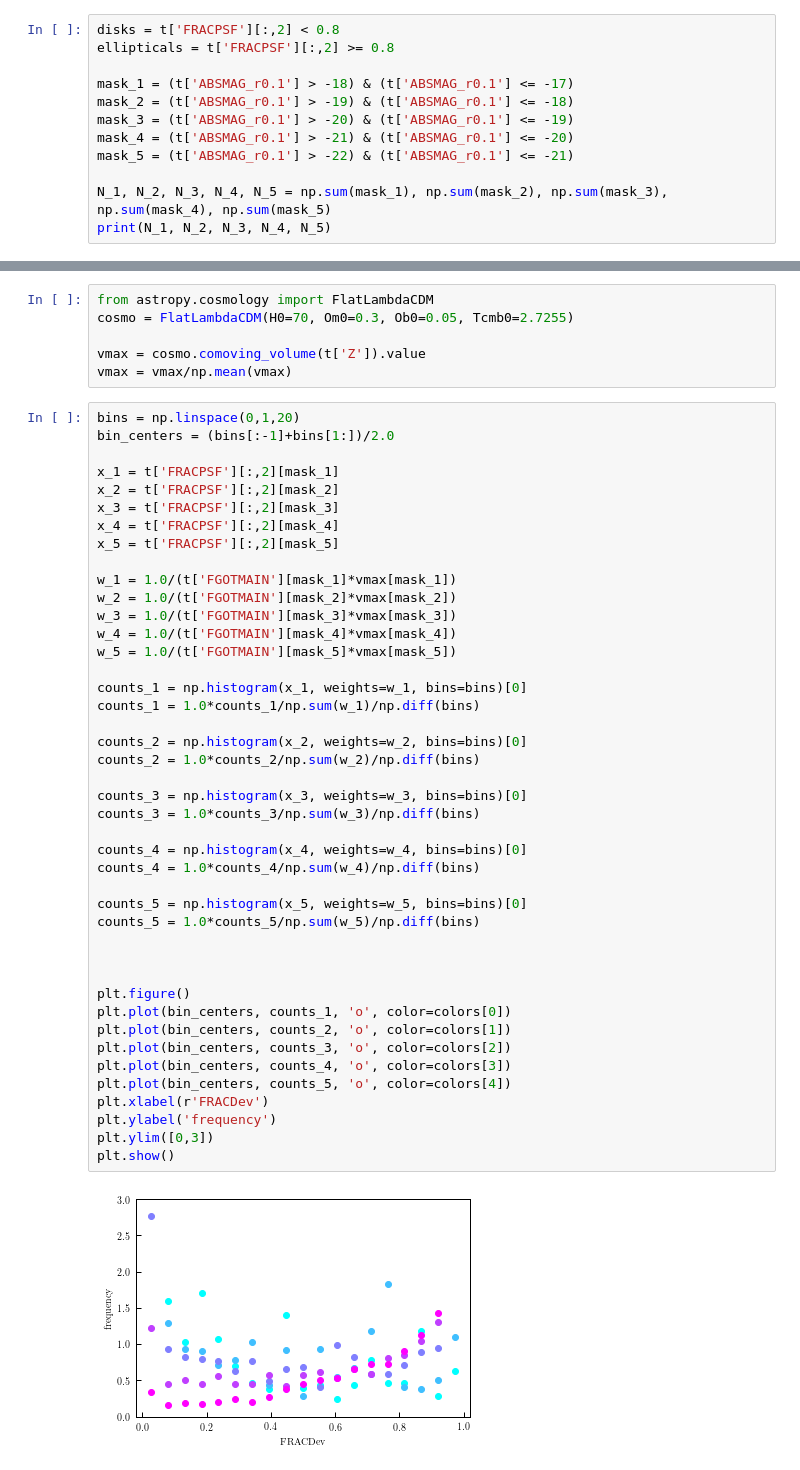
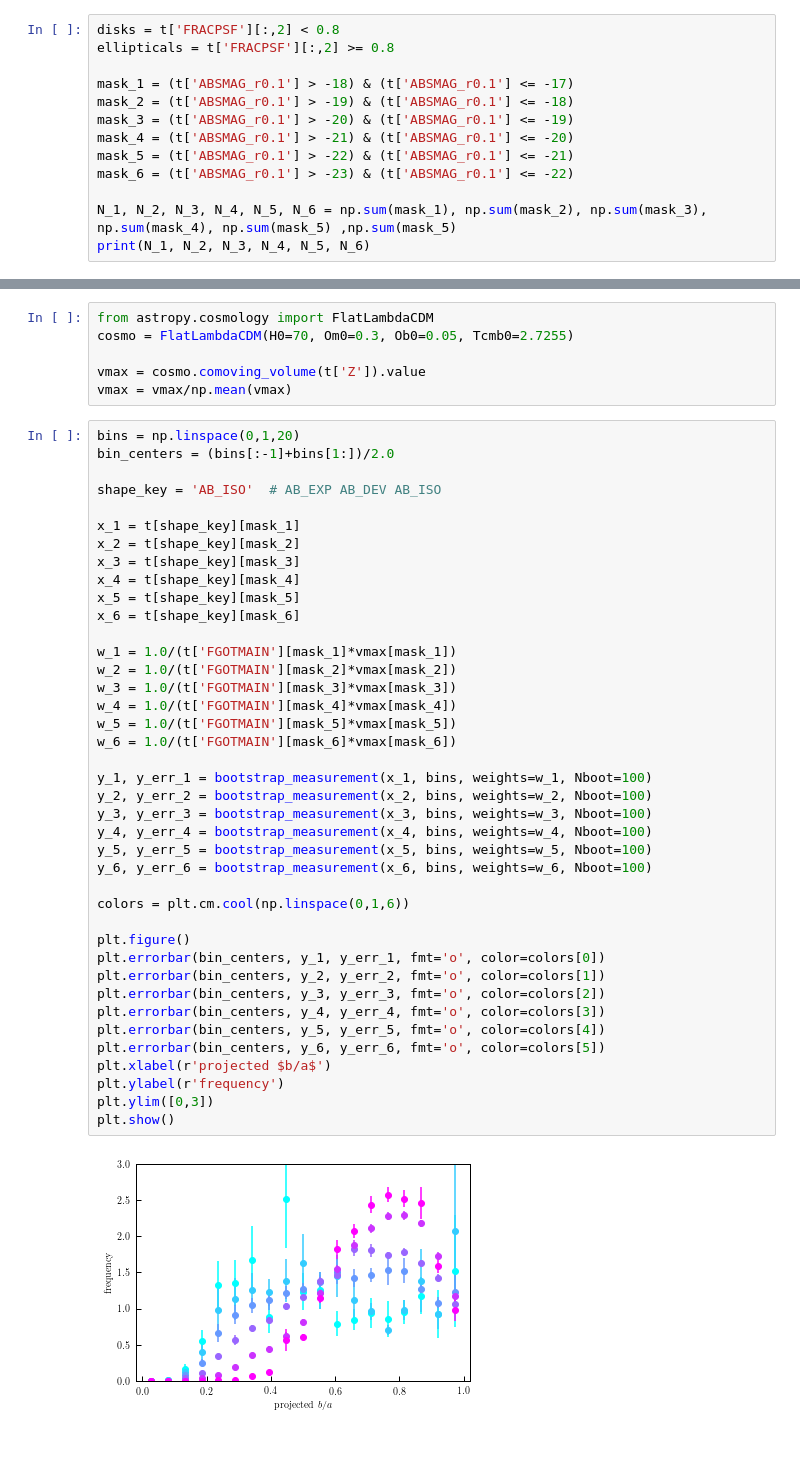
Before and after one commit to duncandc/galaxy_shapes, a Jupyter notebook: notebooks/sdss_shapes_analysis.ipynb, the cells around one changed output, grey strips where cells are left out. Drawn from its saved outputs; the diff is of its cells as text.

Commit message:
adding sdss shape measurements

```diff
--- a/notebooks/sdss_shapes_analysis.ipynb
+++ b/notebooks/sdss_shapes_analysis.ipynb
@@ -42,7 +42,8 @@ mask_2 = (t['ABSMAG_r0.1'] > -19) & (t['ABSMAG_r0.1'] <= -18)
 mask_3 = (t['ABSMAG_r0.1'] > -20) & (t['ABSMAG_r0.1'] <= -19)
 mask_4 = (t['ABSMAG_r0.1'] > -21) & (t['ABSMAG_r0.1'] <= -20)
 mask_5 = (t['ABSMAG_r0.1'] > -22) & (t['ABSMAG_r0.1'] <= -21)
+mask_6 = (t['ABSMAG_r0.1'] > -23) & (t['ABSMAG_r0.1'] <= -22)
 
-N_1, N_2, N_3, N_4, N_5 = np.sum(mask_1), np.sum(mask_2), np.sum(mask_3), np.sum(mask_4), np.sum(mask_5)
-print(N_1, N_2, N_3, N_4, N_5)
+N_1, N_2, N_3, N_4, N_5, N_6 = np.sum(mask_1), np.sum(mask_2), np.sum(mask_3), np.sum(mask_4), np.sum(mask_5) ,np.sum(mask_5)
+print(N_1, N_2, N_3, N_4, N_5, N_6)
 # %% [output]
@@ -56,48 +57,45 @@ vmax = vmax/np.mean(vmax)
 # %%
 bins = np.linspace(0,1,20)
 bin_centers = (bins[:-1]+bins[1:])/2.0
 
-x_1 = t['FRACPSF'][:,2][mask_1]
-x_2 = t['FRACPSF'][:,2][mask_2]
-x_3 = t['FRACPSF'][:,2][mask_3]
-x_4 = t['FRACPSF'][:,2][mask_4]
-x_5 = t['FRACPSF'][:,2][mask_5]
+shape_key = 'AB_ISO'  # AB_EXP AB_DEV AB_ISO
+
+x_1 = t[shape_key][mask_1]
+x_2 = t[shape_key][mask_2]
+x_3 = t[shape_key][mask_3]
+x_4 = t[shape_key][mask_4]
+x_5 = t[shape_key][mask_5]
+x_6 = t[shape_key][mask_6]
 
 w_1 = 1.0/(t['FGOTMAIN'][mask_1]*vmax[mask_1])
 w_2 = 1.0/(t['FGOTMAIN'][mask_2]*vmax[mask_2])
 w_3 = 1.0/(t['FGOTMAIN'][mask_3]*vmax[mask_3])
 w_4 = 1.0/(t['FGOTMAIN'][mask_4]*vmax[mask_4])
 w_5 = 1.0/(t['FGOTMAIN'][mask_5]*vmax[mask_5])
+w_6 = 1.0/(t['FGOTMAIN'][mask_6]*vmax[mask_6])
 
-counts_1 = np.histogram(x_1, weights=w_1, bins=bins)[0]
-counts_1 = 1.0*counts_1/np.sum(w_1)/np.diff(bins)
+y_1, y_err_1 = bootstrap_measurement(x_1, bins, weights=w_1, Nboot=100)
+y_2, y_err_2 = bootstrap_measurement(x_2, bins, weights=w_2, Nboot=100)
+y_3, y_err_3 = bootstrap_measurement(x_3, bins, weights=w_3, Nboot=100)
+y_4, y_err_4 = bootstrap_measurement(x_4, bins, weights=w_4, Nboot=100)
+y_5, y_err_5 = bootstrap_measurement(x_5, bins, weights=w_5, Nboot=100)
+y_6, y_err_6 = bootstrap_measurement(x_6, bins, weights=w_6, Nboot=100)
 
-counts_2 = np.histogram(x_2, weights=w_2, bins=bins)[0]
-counts_2 = 1.0*counts_2/np.sum(w_2)/np.diff(bins)
-
-counts_3 = np.histogram(x_3, weights=w_3, bins=bins)[0]
-counts_3 = 1.0*counts_3/np.sum(w_3)/np.diff(bins)
-
-counts_4 = np.histogram(x_4, weights=w_4, bins=bins)[0]
-counts_4 = 1.0*counts_4/np.sum(w_4)/np.diff(bins)
-
-counts_5 = np.histogram(x_5, weights=w_5, bins=bins)[0]
-counts_5 = 1.0*counts_5/np.sum(w_5)/np.diff(bins)
-
-
+colors = plt.cm.cool(np.linspace(0,1,6))
 
 plt.figure()
-plt.plot(bin_centers, counts_1, 'o', color=colors[0])
-plt.plot(bin_centers, counts_2, 'o', color=colors[1])
-plt.plot(bin_centers, counts_3, 'o', color=colors[2])
-plt.plot(bin_centers, counts_4, 'o', color=colors[3])
-plt.plot(bin_centers, counts_5, 'o', color=colors[4])
-plt.xlabel(r'FRACDev')
-plt.ylabel('frequency')
+plt.errorbar(bin_centers, y_1, y_err_1, fmt='o', color=colors[0])
+plt.errorbar(bin_centers, y_2, y_err_2, fmt='o', color=colors[1])
+plt.errorbar(bin_centers, y_3, y_err_3, fmt='o', color=colors[2])
+plt.errorbar(bin_centers, y_4, y_err_4, fmt='o', color=colors[3])
+plt.errorbar(bin_centers, y_5, y_err_5, fmt='o', color=colors[4])
+plt.errorbar(bin_centers, y_6, y_err_6, fmt='o', color=colors[5])
+plt.xlabel(r'projected $b/a$')
+plt.ylabel(r'frequency')
 plt.ylim([0,3])
 plt.show()
 # %% [output]
-[figure, old version]
+[figure, new version]
 # %%
 bins = np.linspace(0,1,20)
 bin_centers = (bins[:-1]+bins[1:])/2.0
```
Also changed, not shown: parts of 5 cells of this notebook, 3 other files.
